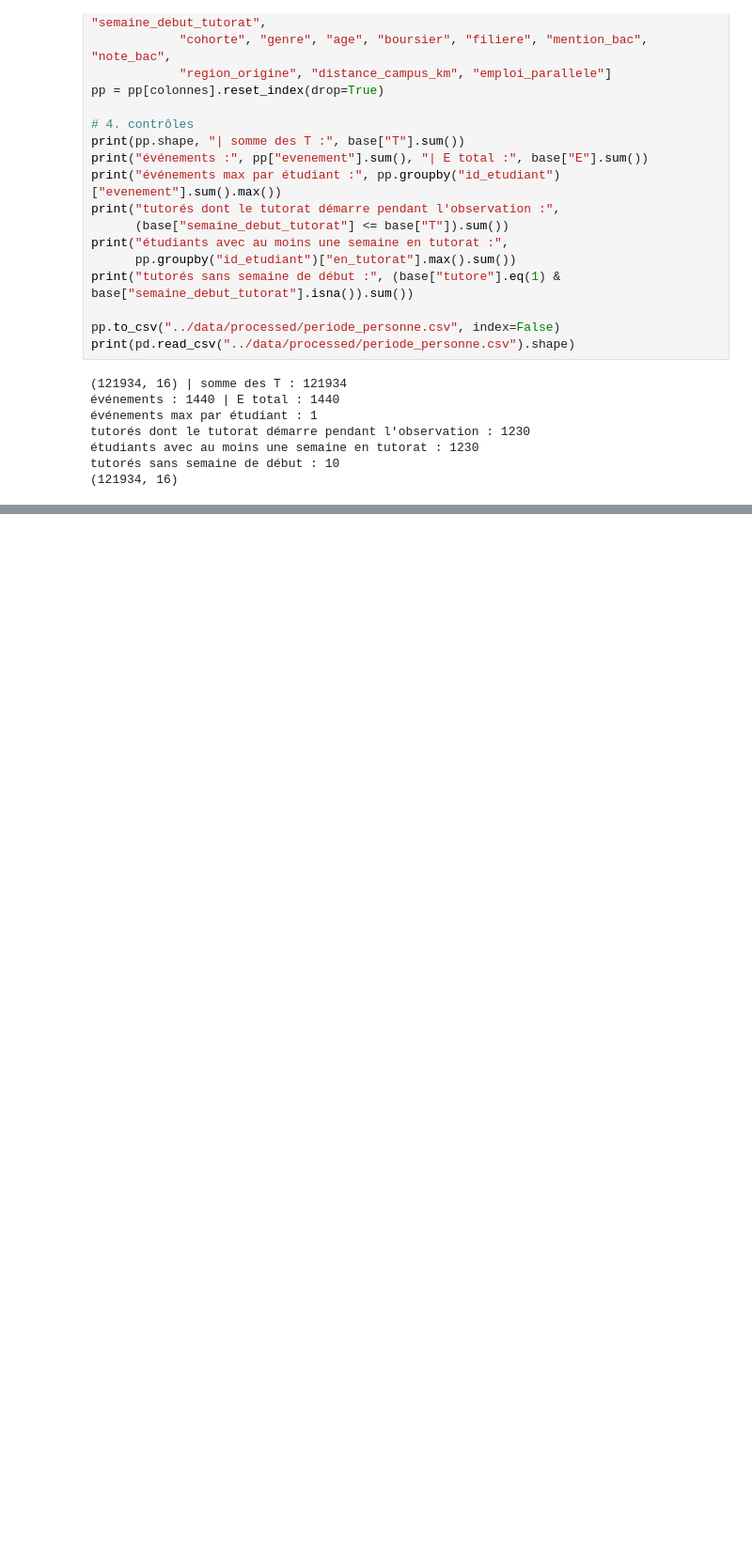
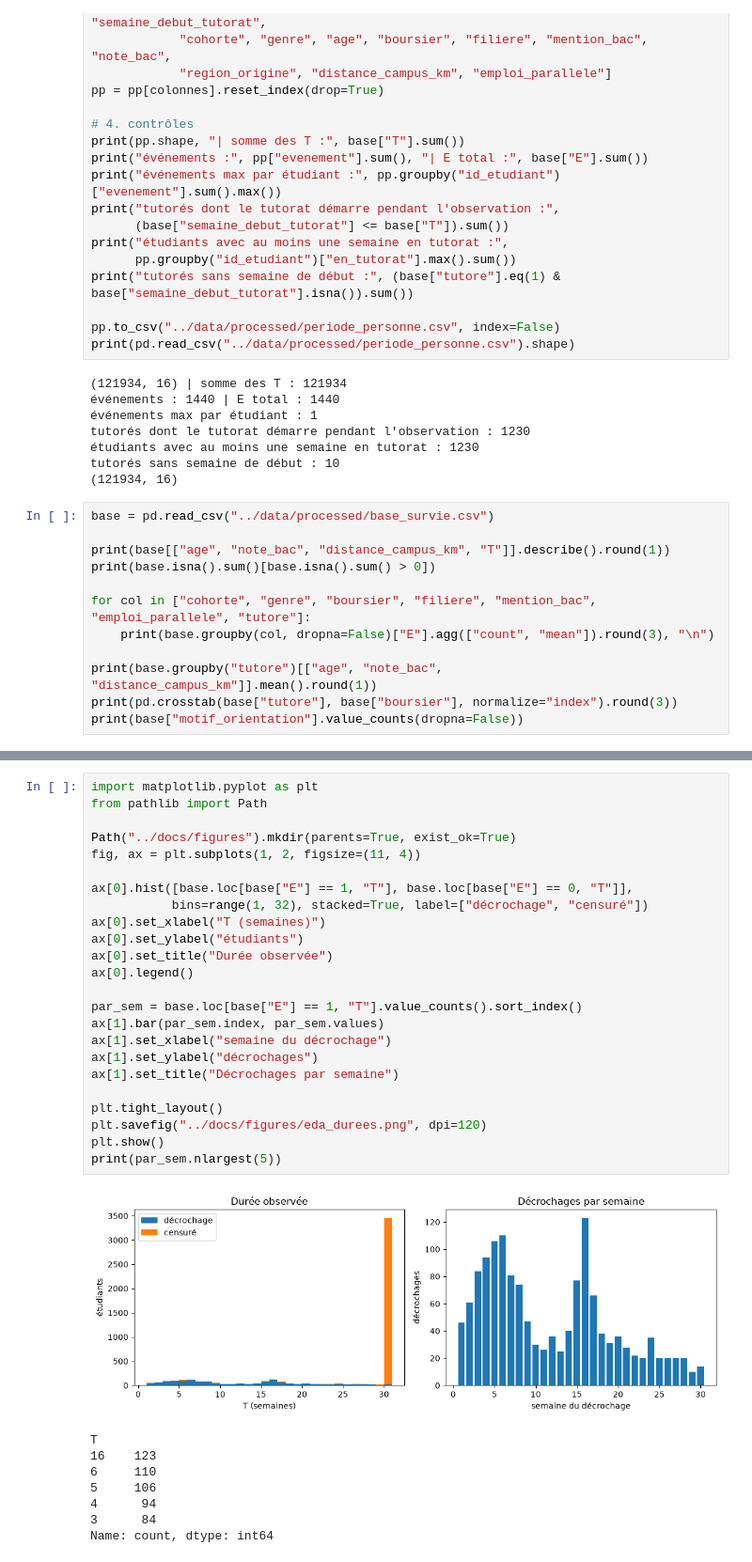
Before and after one commit to noumbethiam/horizon-decrochage-tutorat, a Jupyter notebook: notebooks/01_nettoyage.ipynb, the cells around one changed output, grey strips where cells are left out. Shown at 94% size. Drawn from its saved outputs; the diff is of its cells as text; blank space fills up the shorter version.

Commit message:
DA-08 : analyse exploratoire (profils, censure, durées)

```diff
--- a/notebooks/01_nettoyage.ipynb
+++ b/notebooks/01_nettoyage.ipynb
@@ -1718,3 +1718,15 @@ tutorés dont le tutorat démarre pendant l'observation : 1230
 étudiants avec au moins une semaine en tutorat : 1230
 tutorés sans semaine de début : 10
 (121934, 16)
+# %%
+base = pd.read_csv("../data/processed/base_survie.csv")
+
+print(base[["age", "note_bac", "distance_campus_km", "T"]].describe().round(1))
+print(base.isna().sum()[base.isna().sum() > 0])
+
+for col in ["cohorte", "genre", "boursier", "filiere", "mention_bac", "emploi_parallele", "tutore"]:
+    print(base.groupby(col, dropna=False)["E"].agg(["count", "mean"]).round(3), "\n")
+
+print(base.groupby("tutore")[["age", "note_bac", "distance_campus_km"]].mean().round(1))
+print(pd.crosstab(base["tutore"], base["boursier"], normalize="index").round(3))
+print(base["motif_orientation"].value_counts(dropna=False))
@@ -1720,0 +1751,33 @@ tutorés sans semaine de début : 10
+# %%
+import matplotlib.pyplot as plt
+from pathlib import Path
+
+Path("../docs/figures").mkdir(parents=True, exist_ok=True)
+fig, ax = plt.subplots(1, 2, figsize=(11, 4))
+
+ax[0].hist([base.loc[base["E"] == 1, "T"], base.loc[base["E"] == 0, "T"]],
+           bins=range(1, 32), stacked=True, label=["décrochage", "censuré"])
+ax[0].set_xlabel("T (semaines)")
+ax[0].set_ylabel("étudiants")
+ax[0].set_title("Durée observée")
+ax[0].legend()
+
+par_sem = base.loc[base["E"] == 1, "T"].value_counts().sort_index()
+ax[1].bar(par_sem.index, par_sem.values)
+ax[1].set_xlabel("semaine du décrochage")
+ax[1].set_ylabel("décrochages")
+ax[1].set_title("Décrochages par semaine")
+
+plt.tight_layout()
+plt.savefig("../docs/figures/eda_durees.png", dpi=120)
+plt.show()
+print(par_sem.nlargest(5))
+# %% [output]
+[figure, added]
+T
+16    123
+6     110
+5     106
+4      94
+3      84
+Name: count, dtype: int64
```
Also changed, not shown: parts of 3 cells of this notebook, 1 other file.
